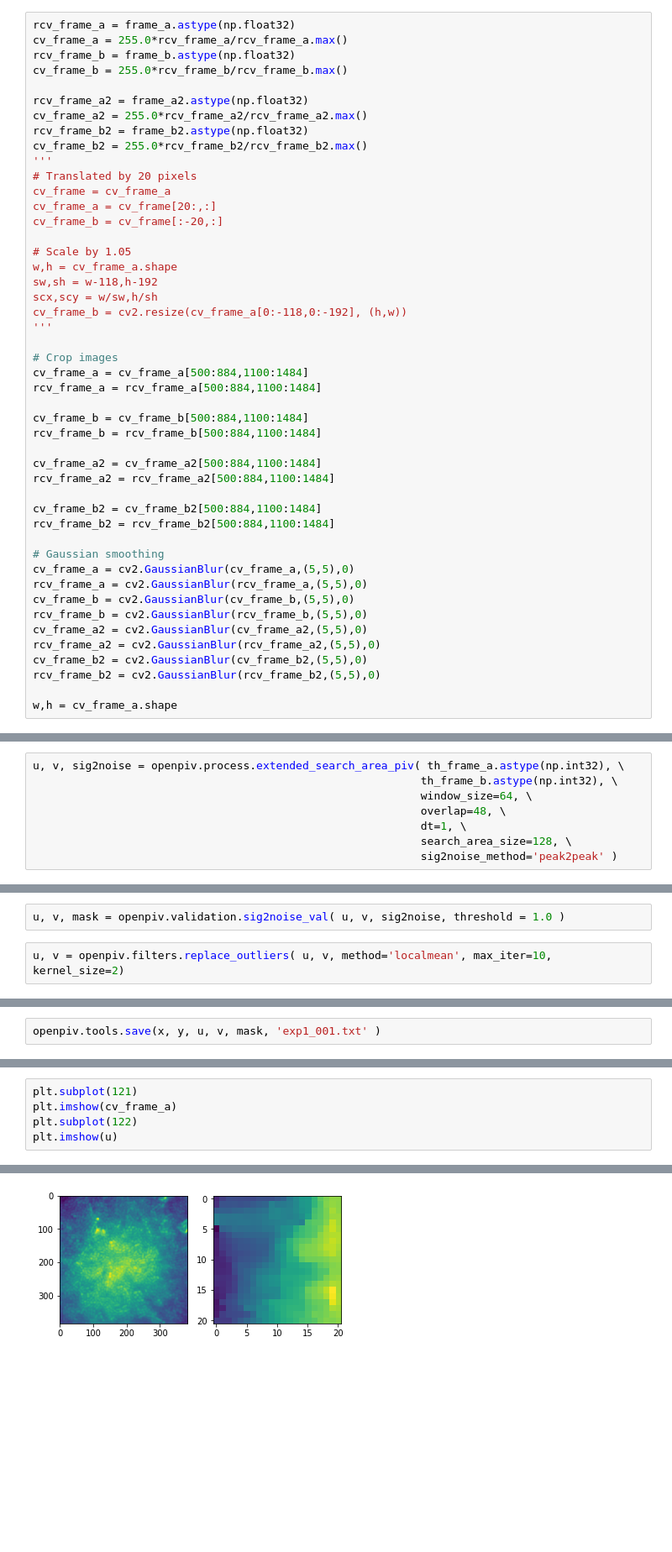
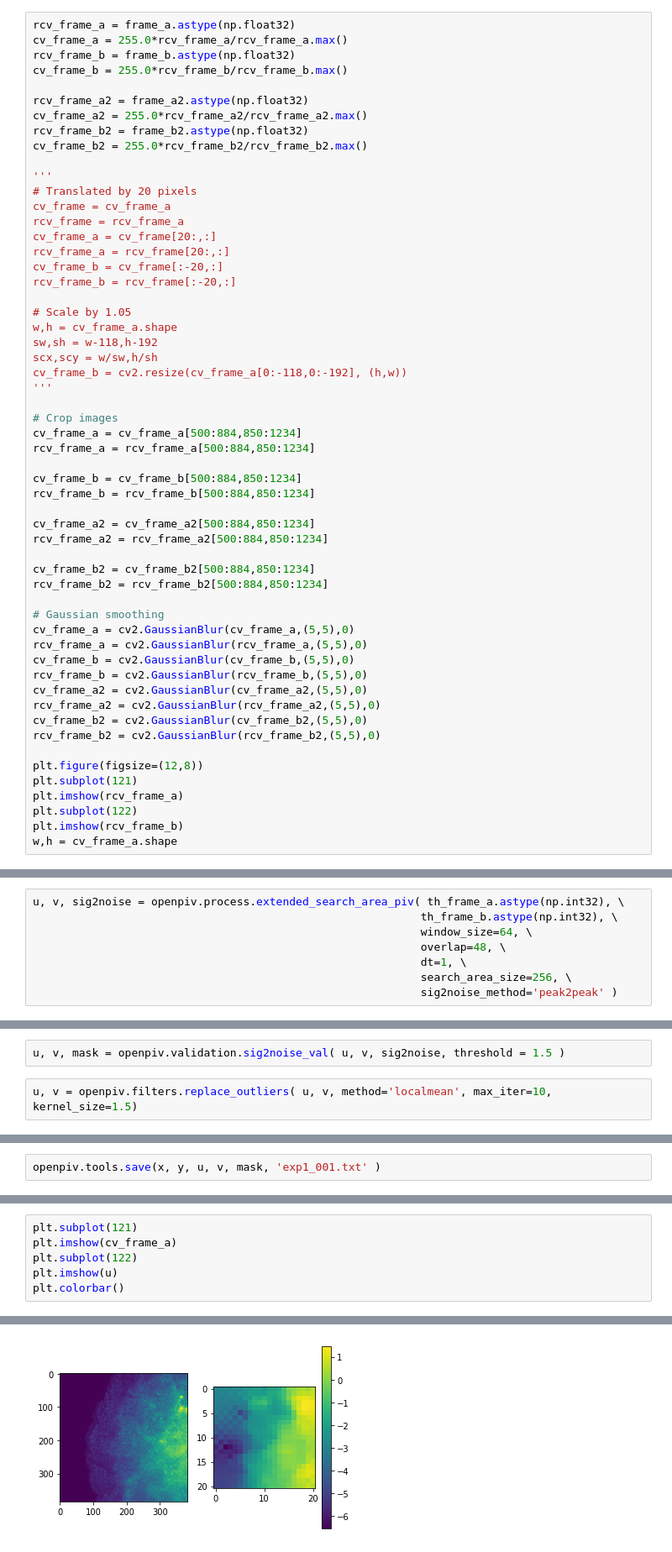
Before and after one commit to RudgeLab/piv, a Jupyter notebook: microscopy_analysis_testing.ipynb, the cells around one changed output, grey strips where cells are left out. Shown at 84% size. Cells and saved outputs as stored; diff of their text form; blank space fills up the shorter version.

Commit message:
Add registered images of channel 0. Updates to analysis, now working python script timelapse_analysis.py

```diff
--- a/microscopy_analysis_testing.ipynb
+++ b/microscopy_analysis_testing.ipynb
@@ -37,11 +35,15 @@ rcv_frame_a2 = frame_a2.astype(np.float32)
 cv_frame_a2 = 255.0*rcv_frame_a2/rcv_frame_a2.max()
 rcv_frame_b2 = frame_b2.astype(np.float32)
 cv_frame_b2 = 255.0*rcv_frame_b2/rcv_frame_b2.max()
+
 '''
 # Translated by 20 pixels
 cv_frame = cv_frame_a
+rcv_frame = rcv_frame_a
 cv_frame_a = cv_frame[20:,:]
+rcv_frame_a = rcv_frame[20:,:]
 cv_frame_b = cv_frame[:-20,:]
+rcv_frame_b = rcv_frame[:-20,:]
 
 # Scale by 1.05
 w,h = cv_frame_a.shape
@@ -51,17 +53,17 @@ cv_frame_b = cv2.resize(cv_frame_a[0:-118,0:-192], (h,w))
 '''
 
 # Crop images
-cv_frame_a = cv_frame_a[500:884,1100:1484]
-rcv_frame_a = rcv_frame_a[500:884,1100:1484]
+cv_frame_a = cv_frame_a[500:884,850:1234]
+rcv_frame_a = rcv_frame_a[500:884,850:1234]
 
-cv_frame_b = cv_frame_b[500:884,1100:1484]
-rcv_frame_b = rcv_frame_b[500:884,1100:1484]
+cv_frame_b = cv_frame_b[500:884,850:1234]
+rcv_frame_b = rcv_frame_b[500:884,850:1234]
 
-cv_frame_a2 = cv_frame_a2[500:884,1100:1484]
-rcv_frame_a2 = rcv_frame_a2[500:884,1100:1484]
+cv_frame_a2 = cv_frame_a2[500:884,850:1234]
+rcv_frame_a2 = rcv_frame_a2[500:884,850:1234]
 
-cv_frame_b2 = cv_frame_b2[500:884,1100:1484]
-rcv_frame_b2 = rcv_frame_b2[500:884,1100:1484]
+cv_frame_b2 = cv_frame_b2[500:884,850:1234]
+rcv_frame_b2 = rcv_frame_b2[500:884,850:1234]
 
 # Gaussian smoothing
 cv_frame_a = cv2.GaussianBlur(cv_frame_a,(5,5),0)
@@ -73,4 +75,9 @@ rcv_frame_a2 = cv2.GaussianBlur(rcv_frame_a2,(5,5),0)
 cv_frame_b2 = cv2.GaussianBlur(cv_frame_b2,(5,5),0)
 rcv_frame_b2 = cv2.GaussianBlur(rcv_frame_b2,(5,5),0)
 
+plt.figure(figsize=(12,8))
+plt.subplot(121)
+plt.imshow(rcv_frame_a)
+plt.subplot(122)
+plt.imshow(rcv_frame_b)
 w,h = cv_frame_a.shape
@@ -106,15 +119,15 @@ u, v, sig2noise = openpiv.process.extended_search_area_piv( th_frame_a.astype(np
                                                            window_size=64, \
                                                            overlap=48, \
                                                            dt=1, \
-                                                           search_area_size=128, \
+                                                           search_area_size=256, \
                                                            sig2noise_method='peak2peak' )
 # %%
 x, y = openpiv.process.get_coordinates( image_size=cv_frame_a.shape, window_size=64, overlap=48 )
 #x, y = openpiv.process.get_coordinates( image_size=(500,500), window_size=50, overlap=40 )
 # %%
-u, v, mask = openpiv.validation.sig2noise_val( u, v, sig2noise, threshold = 1.0 )
+u, v, mask = openpiv.validation.sig2noise_val( u, v, sig2noise, threshold = 1.5 )
 # %%
-u, v = openpiv.filters.replace_outliers( u, v, method='localmean', max_iter=10, kernel_size=2)
+u, v = openpiv.filters.replace_outliers( u, v, method='localmean', max_iter=10, kernel_size=1.5)
 # %%
 x, y, u, v = openpiv.scaling.uniform(x, y, u, v, scaling_factor = 1 )
 # %%
@@ -187,4 +199,5 @@ plt.subplot(121)
 plt.imshow(cv_frame_a)
 plt.subplot(122)
 plt.imshow(u)
+plt.colorbar()
 # %% [output]
@@ -192,4 +205,4 @@ plt.imshow(u)
-[figure, old version]
+[figure, new version]
 # %%
 plt.figure()
 du = np.diff(u, axis=0)
```
Also changed, not shown: parts of 17 cells of this notebook, 24 other files.
